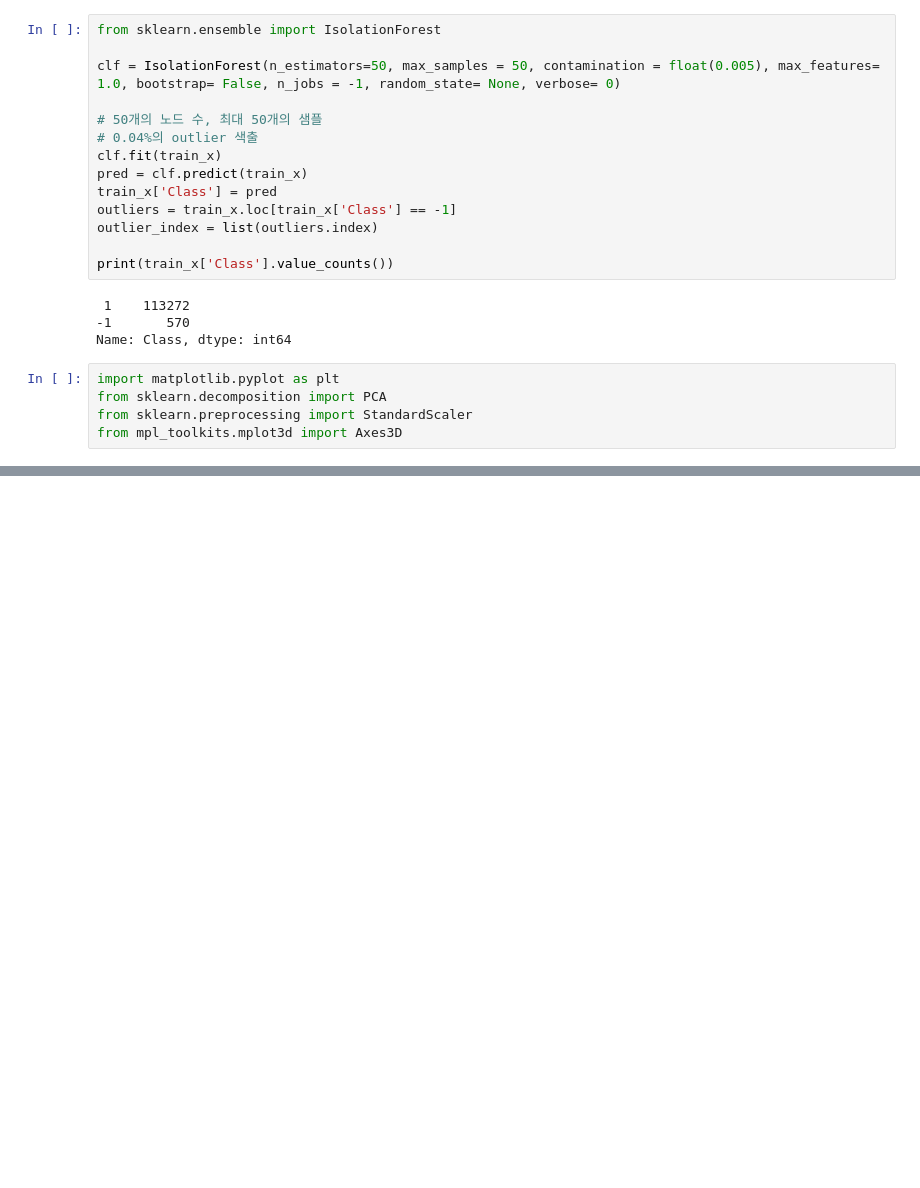
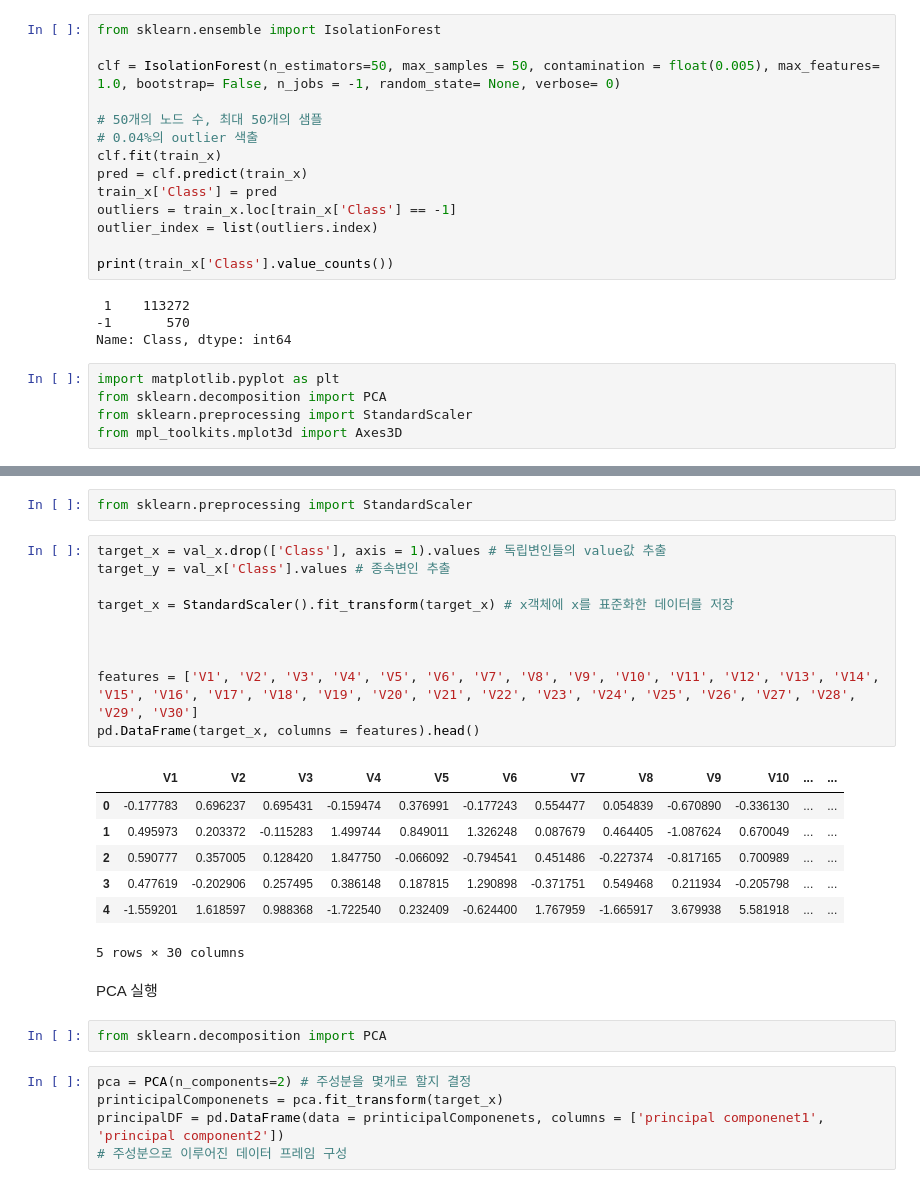
Before and after one commit to Owening2/Creditcard_Fraud_Detection, a Jupyter notebook: test2.ipynb, the cells around one changed output, grey strips where cells are left out. Drawn from its saved outputs; the diff is of its cells as text; blank space fills up the shorter version.

```diff
--- a/test2.ipynb
+++ b/test2.ipynb
@@ -147,0 +150,29 @@ plt.show()
+# %%
+from sklearn.preprocessing import StandardScaler
+# %%
+target_x = val_x.drop(['Class'], axis = 1).values # 독립변인들의 value값 추출
+target_y = val_x['Class'].values # 종속변인 추출
+
+target_x = StandardScaler().fit_transform(target_x) # x객체에 x를 표준화한 데이터를 저장
+
+
+
+features = ['V1', 'V2', 'V3', 'V4', 'V5', 'V6', 'V7', 'V8', 'V9', 'V10', 'V11', 'V12', 'V13', 'V14', 'V15', 'V16', 'V17', 'V18', 'V19', 'V20', 'V21', 'V22', 'V23', 'V24', 'V25', 'V26', 'V27', 'V28', 'V29', 'V30']
+pd.DataFrame(target_x, columns = features).head()
+# %% [output]
+|  | V1 | V2 | V3 | V4 | V5 | V6 | V7 | V8 | V9 | V10 | ... | ... |
+| 0 | -0.177783 | 0.696237 | 0.695431 | -0.159474 | 0.376991 | -0.177243 | 0.554477 | 0.054839 | -0.670890 | -0.336130 | ... | ... |
+| 1 | 0.495973 | 0.203372 | -0.115283 | 1.499744 | 0.849011 | 1.326248 | 0.087679 | 0.464405 | -1.087624 | 0.670049 | ... | ... |
+| 2 | 0.590777 | 0.357005 | 0.128420 | 1.847750 | -0.066092 | -0.794541 | 0.451486 | -0.227374 | -0.817165 | 0.700989 | ... | ... |
+| 3 | 0.477619 | -0.202906 | 0.257495 | 0.386148 | 0.187815 | 1.290898 | -0.371751 | 0.549468 | 0.211934 | -0.205798 | ... | ... |
+| 4 | -1.559201 | 1.618597 | 0.988368 | -1.722540 | 0.232409 | -0.624400 | 1.767959 | -1.665917 | 3.679938 | 5.581918 | ... | ... |
+5 rows × 30 columns
+# %% [markdown]
+PCA 실행
+# %%
+from sklearn.decomposition import PCA
+# %%
+pca = PCA(n_components=2) # 주성분을 몇개로 할지 결정
+printicipalComponenets = pca.fit_transform(target_x)
+principalDF = pd.DataFrame(data = printicipalComponenets, columns = ['principal componenet1', 'principal component2'])
+# 주성분으로 이루어진 데이터 프레임 구성
```
Also changed, not shown: parts of 7 cells of this notebook.
